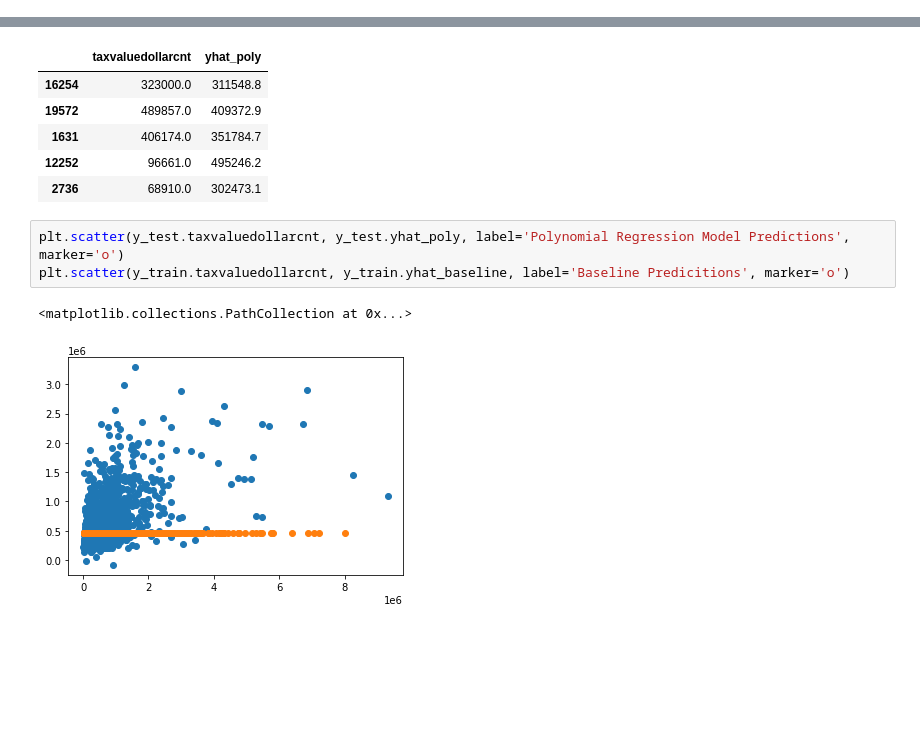
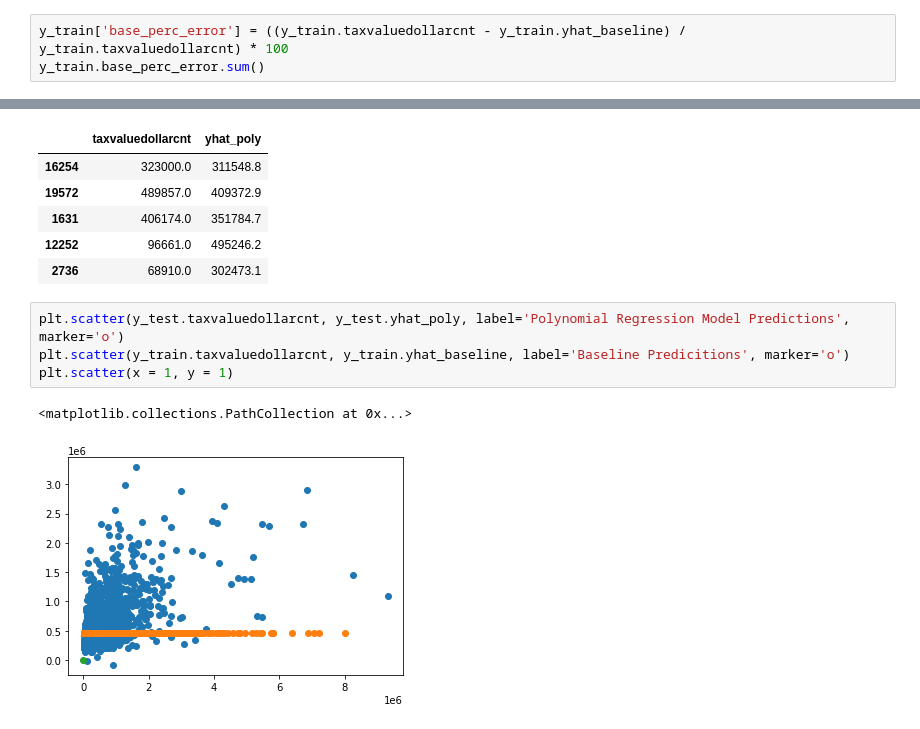
Before and after one commit to AAranda10/regression_project, a Jupyter notebook: data/modeling/modeling.ipynb, the cells around one changed output, grey strips where cells are left out. Drawn from its saved outputs; the diff is of its cells as text; blank space fills up the shorter version.

```diff
--- a/data/modeling/modeling.ipynb
+++ b/data/modeling/modeling.ipynb
@@ -304,3 +307,6 @@ y_train.head()
 | 11475 | 427992.0 | 382273.708102 | 467226.149259 | 428068.817825 | 370336.042247 | 382108.035361 |
 | 16038 | 176043.0 | 589994.021946 | 467226.149259 | 567505.674529 | 578380.619043 | 560286.528744 |
 | 1198 | 503743.0 | 340520.634249 | 467226.149259 | 208487.975253 | 313459.856424 | 306672.033139 |
+# %%
+y_train['base_perc_error'] = ((y_train.taxvaluedollarcnt - y_train.yhat_baseline) / y_train.taxvaluedollarcnt) * 100
+y_train.base_perc_error.sum()
@@ -399,6 +407,7 @@ y_test.head()
 # %%
 plt.scatter(y_test.taxvaluedollarcnt, y_test.yhat_poly, label='Polynomial Regression Model Predictions', marker='o')
 plt.scatter(y_train.taxvaluedollarcnt, y_train.yhat_baseline, label='Baseline Predicitions', marker='o')
+plt.scatter(x = 1, y = 1)
 # %% [output]
 <matplotlib.collections.PathCollection at 0x...>
-[figure, old version]
+[figure, new version]
```
Also changed, not shown: parts of 4 cells of this notebook, 3 other files.
